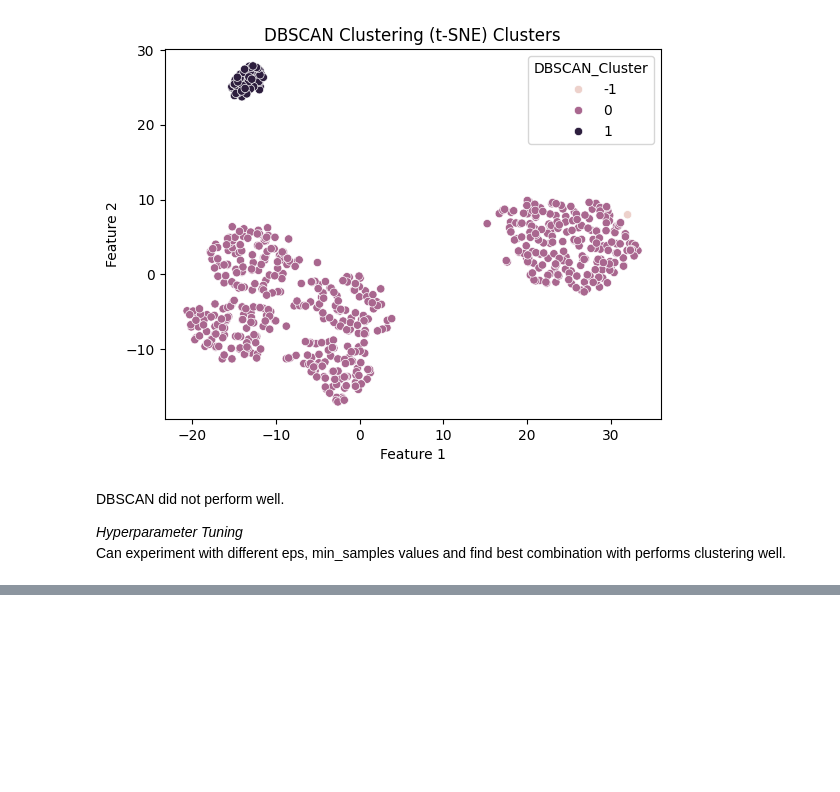
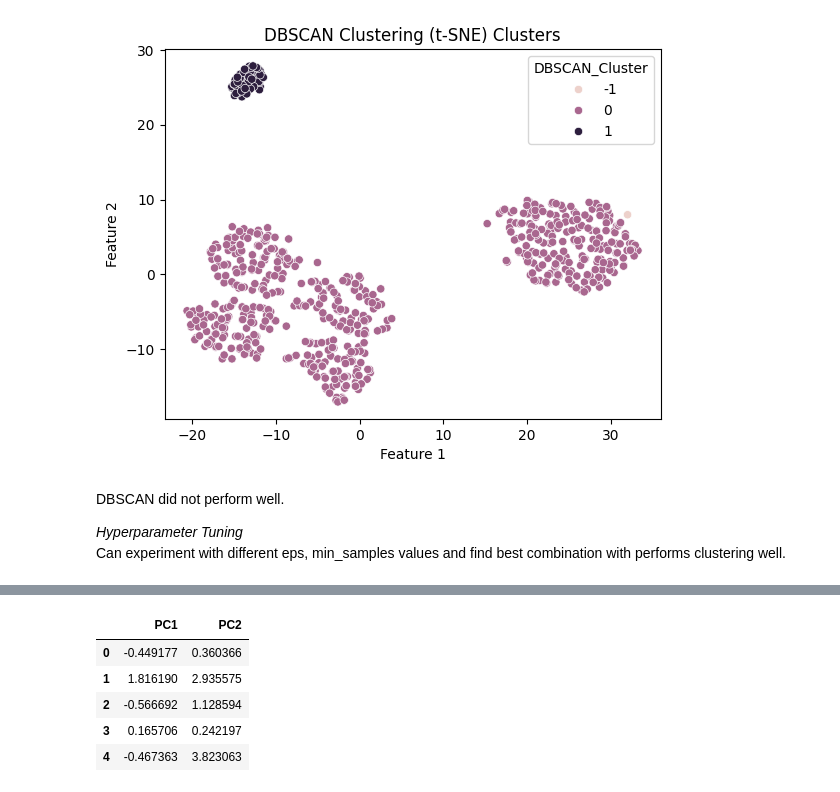
Before and after one commit to MissSamyuktha/Bank-Customer-Segmentation, a Jupyter notebook: Bank_Customer_Segmentation_Based_On_CreditCard_Data.ipynb, the cells around one changed output, grey strips where cells are left out. Cells and saved outputs as stored; diff of their text form; code cells hidden in the pictures; blank space fills up the shorter version.

```diff
--- a/Bank_Customer_Segmentation_Based_On_CreditCard_Data.ipynb
+++ b/Bank_Customer_Segmentation_Based_On_CreditCard_Data.ipynb
@@ -889,0 +907,16 @@ Can experiment with different eps, min_samples values and find best combination
+# %%
+# Apply PCA
+# Let's reduce to 2 components for visualization
+pca = PCA(n_components=2, random_state=0)
+pca_data = pca.fit_transform(df_log_scaled)
+
+# Create a DataFrame with PCA results
+pca_df = pd.DataFrame(pca_data, columns=['PC1', 'PC2'])
+pca_df.head()
+# %% [output]
+|  | PC1 | PC2 |
+| 0 | -0.449177 | 0.360366 |
+| 1 | 1.816190 | 2.935575 |
+| 2 | -0.566692 | 1.128594 |
+| 3 | 0.165706 | 0.242197 |
+| 4 | -0.467363 | 3.823063 |
```
Also changed, not shown: parts of 8 cells of this notebook.
